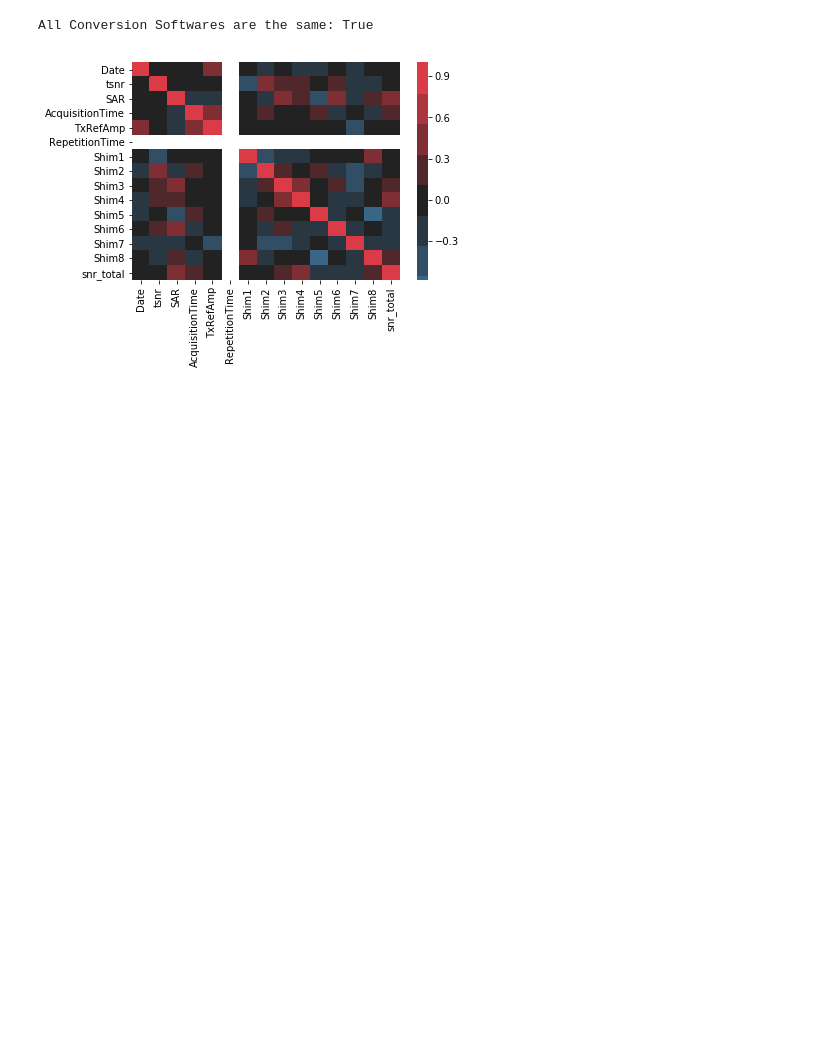
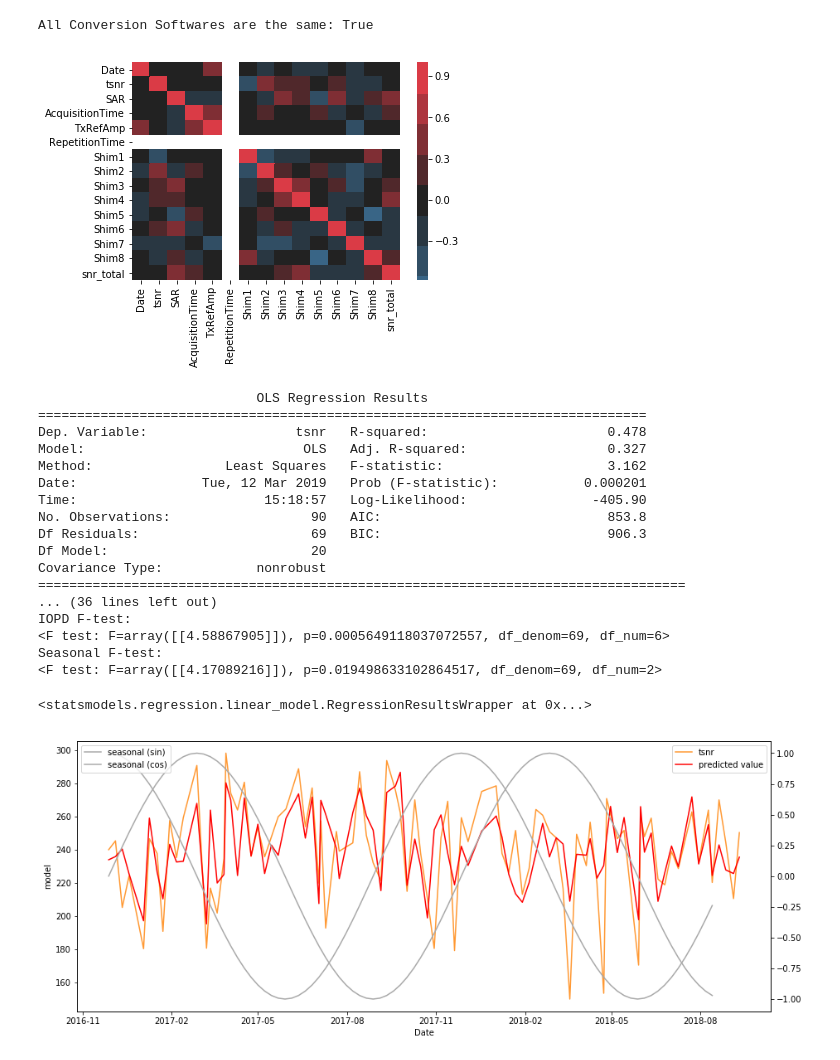
Before and after one commit to proj-nuisance/nuisance, a Jupyter notebook: ipy/nuisance.ipynb, the cells around one changed output. Saved outputs shown, nothing was run; the diff lists cells and outputs as text; code cells hidden in the pictures; blank space fills up the shorter version.

Commit message:
models made for p2 bold, p2Xs4X35mm bold, anatomical

```diff
--- a/ipy/nuisance.ipynb
+++ b/ipy/nuisance.ipynb
@@ -45,7 +45,7 @@ def analyses(filepath):
     # SECOND CHECK: HEATMAP
     sns.heatmap(files.corr(), cmap=sns.diverging_palette(h_neg=240, h_pos=10, n=9, sep=1, center="dark"), center=0)
 # %%
-def regress(option, df):
+def regress(option, df, plot=True):
     # creates a regression graph plotted against actual data from certain QA metrics
     # option: takes str value of either snr_total or tsnr to model against
     # df    : takes pandas DataFrame with data
@@ -92,6 +92,9 @@ def regress(option, df):
     model = sm.OLS(y, X).fit()
     predictions = model.predict(X)
 
+
+    if not plot:
+        return model
     # converting the above predictions to a format that can be plotted
     prediction = predictions.to_frame()
     prediction.columns = ['model']
@@ -122,6 +125,7 @@ def regress(option, df):
 
     print("Seasonal F-test:")
     print(model.f_test("seasonal (sin) = seasonal (cos) = 0"))
+    return model
 # %%
 analyses('../data/extractions/p2_BOLD.csv')
 # %% [output]
@@ -136,7 +140,8 @@ All Conversion Softwares are the same: True
 files = pd.read_csv('../data/extractions/p2_BOLD.csv')
 df = pd.DataFrame(files,columns=['Date', 'tsnr', 'TxRefAmp', 'AcquisitionTime', 'SAR',
                                 'RepetitionTime', 'Shim1', 'Shim2', 'Shim3', 'Shim4',
-                                'Shim5', 'Shim6', 'Shim7', 'Shim8'])
+                                'Shim5', 'Shim6', 'Shim7', 'Shim8', 'IOPD1', 'IOPD2',
+                                'IOPD3', 'IOPD4', 'IOPD5', 'IOPD6'])
 # %%
 # p2Xs4X35mm_BOLD.csv
 files2 = pd.read_csv('../data/extractions/p2Xs4X35mm_BOLD.csv')
@@ -149,3 +155,25 @@ df3 = pd.DataFrame(files3,columns=['Date', 'snr_total', 'TxRefAmp', 'Acquisition
                                 'RepetitionTime', 'Shim1', 'Shim2', 'Shim3', 'Shim4',
                                 'Shim5', 'Shim6', 'Shim7', 'Shim8', 'IOPD1', 'IOPD2', 'IOPD3', 'IOPD4',
                                 'IOPD5', 'IOPD6'])
+# %%
+regress('tsnr', df)
+# %% [output]
+                            OLS Regression Results
+==============================================================================
+Dep. Variable:                   tsnr   R-squared:                       0.478
+Model:                            OLS   Adj. R-squared:                  0.327
+Method:                 Least Squares   F-statistic:                     3.162
+Date:                Tue, 12 Mar 2019   Prob (F-statistic):           0.000201
+Time:                        15:18:57   Log-Likelihood:                -405.90
+No. Observations:                  90   AIC:                             853.8
+Df Residuals:                      69   BIC:                             906.3
+Df Model:                          20
+Covariance Type:            nonrobust
+===================================================================================
+... (36 lines left out)
+IOPD F-test:
+<F test: F=array([[4.58867905]]), p=0.0005649118037072557, df_denom=69, df_num=6>
+Seasonal F-test:
+<F test: F=array([[4.17089216]]), p=0.019498633102864517, df_denom=69, df_num=2>
+<statsmodels.regression.linear_model.RegressionResultsWrapper at 0x...>
+[figure, added]
```
Also changed, not shown: parts of 3 cells of this notebook.
